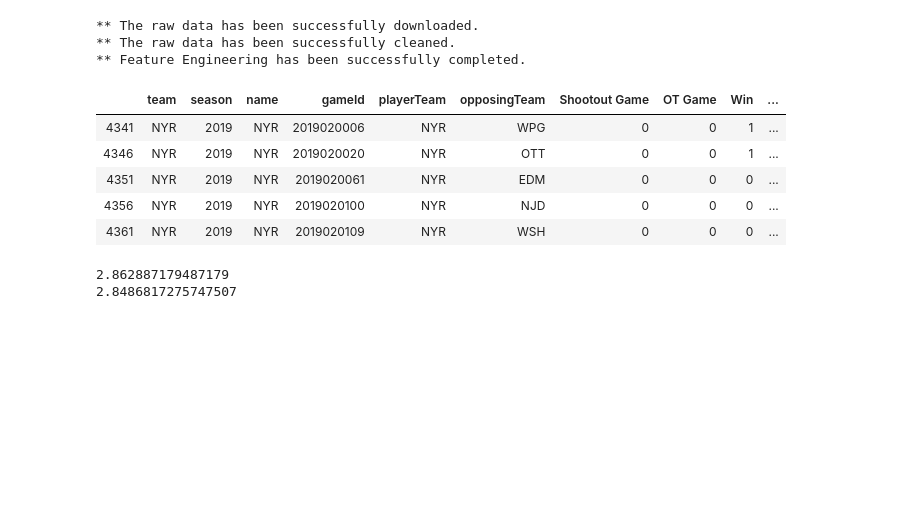
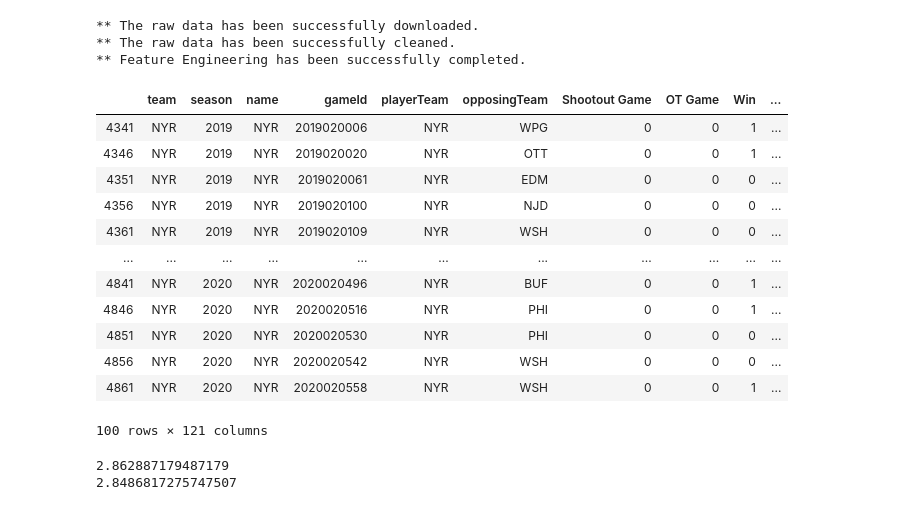
Before and after one commit to nanderson1982/NHL_Predicto, a Jupyter notebook: model/testing.ipynb, the cells around one changed output. Drawn from its saved outputs; the diff is of its cells as text; code cells hidden in the pictures; blank space fills up the shorter version.

```diff
--- a/model/testing.ipynb
+++ b/model/testing.ipynb
@@ -31,14 +31,21 @@ pd.set_option('display.width', desired_width)
 np.set_printoptions(linewidth=desired_width)
 pd.set_option('display.max_columns',199)
 # %%
-df.head()
+df.head(100)
 # %% [output]
 |  | team | season | name | gameId | playerTeam | opposingTeam | Shootout Game | OT Game | Win | ... |
 | 4341 | NYR | 2019 | NYR | 2019020006 | NYR | WPG | 0 | 0 | 1 | ... |
 | 4346 | NYR | 2019 | NYR | 2019020020 | NYR | OTT | 0 | 0 | 1 | ... |
 | 4351 | NYR | 2019 | NYR | 2019020061 | NYR | EDM | 0 | 0 | 0 | ... |
 | 4356 | NYR | 2019 | NYR | 2019020100 | NYR | NJD | 0 | 0 | 0 | ... |
 | 4361 | NYR | 2019 | NYR | 2019020109 | NYR | WSH | 0 | 0 | 0 | ... |
+| ... | ... | ... | ... | ... | ... | ... | ... | ... | ... | ... |
+| 4841 | NYR | 2020 | NYR | 2020020496 | NYR | BUF | 0 | 0 | 1 | ... |
+| 4846 | NYR | 2020 | NYR | 2020020516 | NYR | PHI | 0 | 0 | 1 | ... |
+| 4851 | NYR | 2020 | NYR | 2020020530 | NYR | PHI | 0 | 0 | 0 | ... |
+| 4856 | NYR | 2020 | NYR | 2020020542 | NYR | WSH | 0 | 0 | 0 | ... |
+| 4861 | NYR | 2020 | NYR | 2020020558 | NYR | WSH | 0 | 0 | 1 | ... |
+100 rows × 121 columns
 # %%
 column_headers = df.columns.values.tolist()
 #column_headers
```
Also changed, not shown: parts of 1 cell of this notebook.
